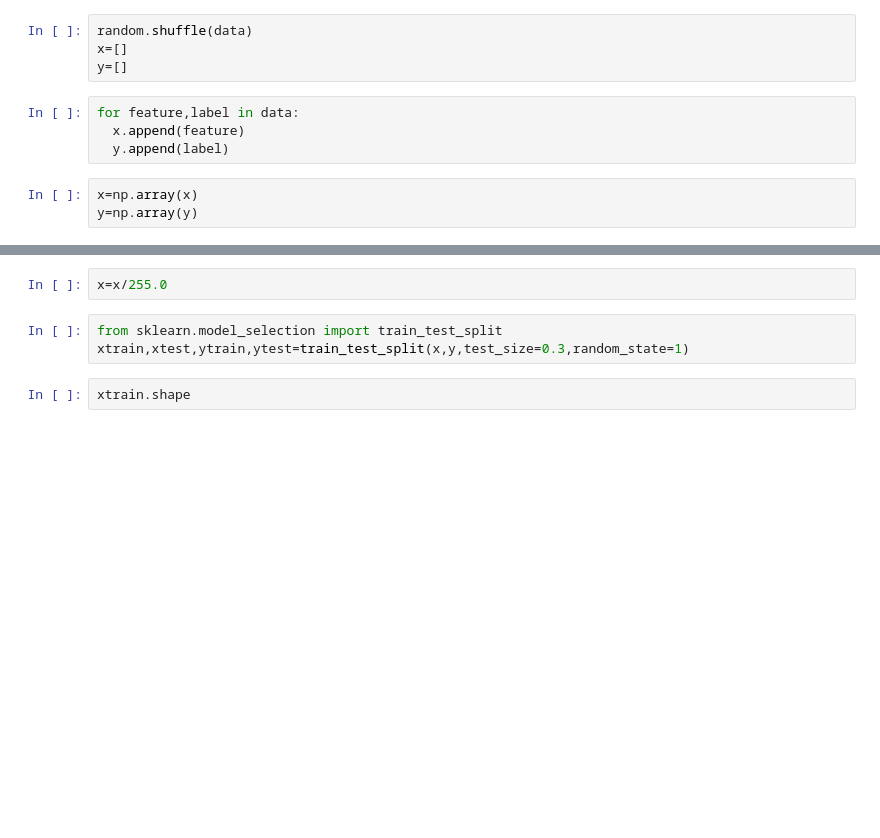
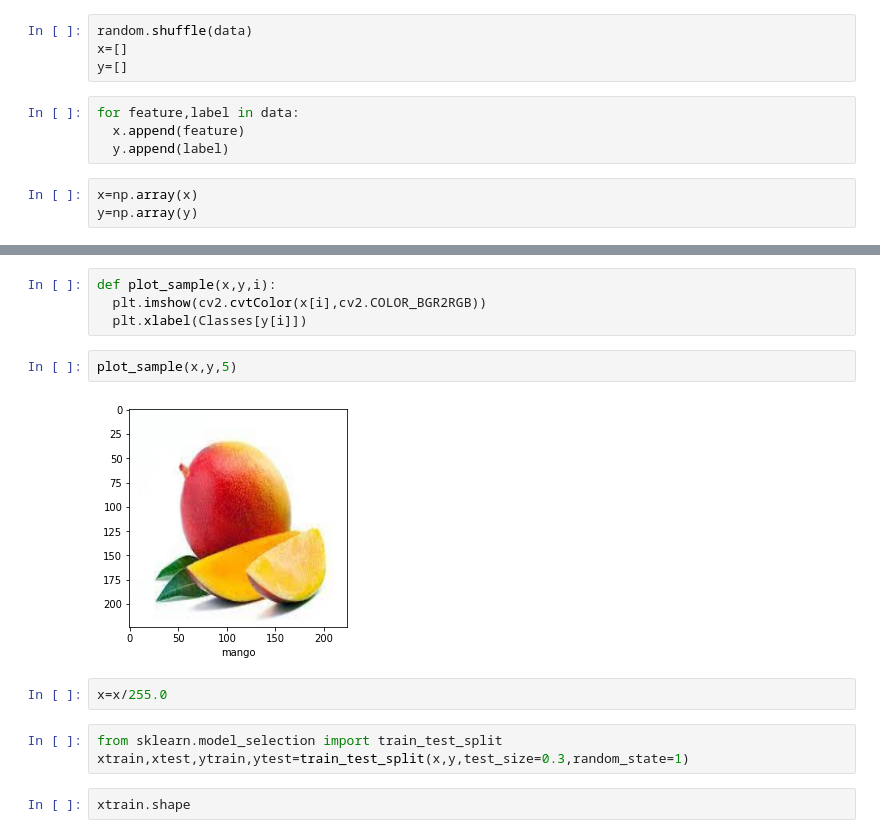
Before and after one commit to Prattoypaul/deeplearning, a Jupyter notebook: Untitled0.ipynb, the cells around one changed output, grey strips where cells are left out. Drawn from its saved outputs; the diff is of its cells as text; blank space fills up the shorter version.

```diff
--- a/Untitled0.ipynb
+++ b/Untitled0.ipynb
@@ -66,3 +45,11 @@ plt.imshow(cv2.cvtColor(x[8],cv2.COLOR_BGR2RGB))
+# %%
+def plot_sample(x,y,i):
+  plt.imshow(cv2.cvtColor(x[i],cv2.COLOR_BGR2RGB))
+  plt.xlabel(Classes[y[i]])
+# %%
+plot_sample(x,y,5)
+# %% [output]
+[figure, added]
 # %%
 x=x/255.0
 # %%
```
Also changed, not shown: parts of 13 cells of this notebook.
